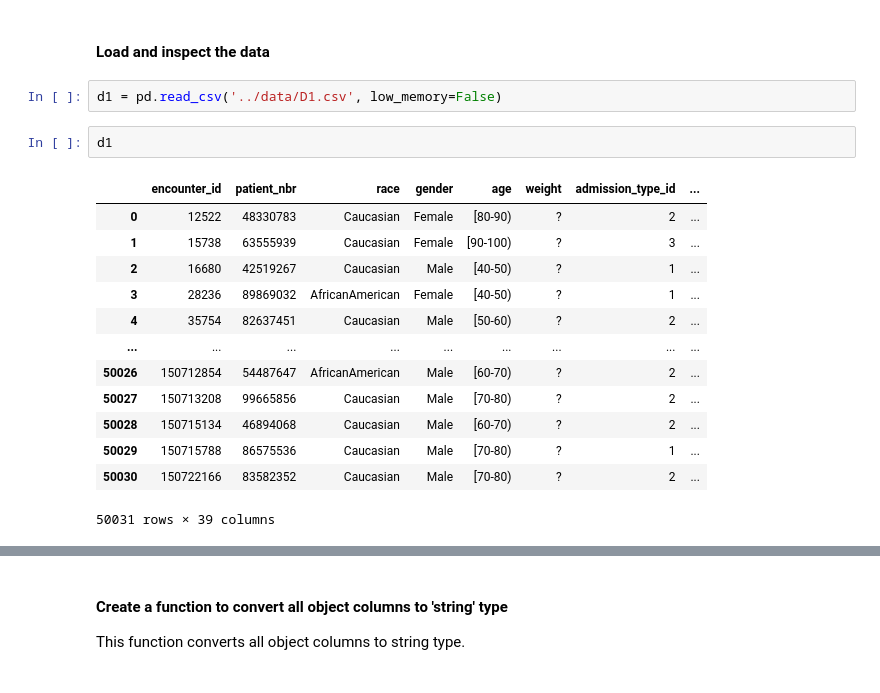
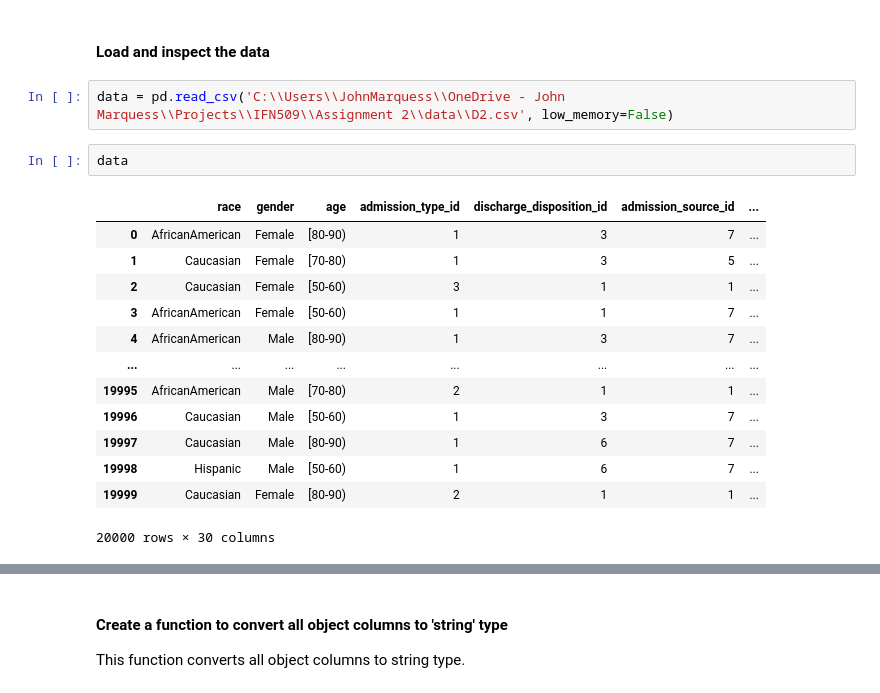
Before and after one commit to johnmarquess/IFN509, a Jupyter notebook: Assignment_1_archive/Assignment1_submission/assigment1_analysis.ipynb, the cells around one changed output, grey strips where cells are left out. Saved outputs shown, nothing was run; the diff lists cells and outputs as text.

```diff
--- a/Assignment_1_archive/Assignment1_submission/assigment1_analysis.ipynb
+++ b/Assignment_1_archive/Assignment1_submission/assigment1_analysis.ipynb
@@ -18,20 +18,20 @@ pd.options.display.float_format = '{:.2f}'.format
 # %% [markdown]
 #### Load and inspect the data
 # %%
-d1 = pd.read_csv('../data/D1.csv', low_memory=False)
+data = pd.read_csv('C:\\Users\\JohnMarquess\\OneDrive - John Marquess\\Projects\\IFN509\\Assignment 2\\data\\D2.csv', low_memory=False)
 # %%
-d1
+data
 # %% [output]
-|  | encounter_id | patient_nbr | race | gender | age | weight | admission_type_id | ... |
-| 0 | 12522 | 48330783 | Caucasian | Female | [80-90) | ? | 2 | ... |
-| 1 | 15738 | 63555939 | Caucasian | Female | [90-100) | ? | 3 | ... |
-| 2 | 16680 | 42519267 | Caucasian | Male | [40-50) | ? | 1 | ... |
-| 3 | 28236 | 89869032 | AfricanAmerican | Female | [40-50) | ? | 1 | ... |
-| 4 | 35754 | 82637451 | Caucasian | Male | [50-60) | ? | 2 | ... |
-| ... | ... | ... | ... | ... | ... | ... | ... | ... |
-| 50026 | 150712854 | 54487647 | AfricanAmerican | Male | [60-70) | ? | 2 | ... |
-| 50027 | 150713208 | 99665856 | Caucasian | Male | [70-80) | ? | 2 | ... |
-| 50028 | 150715134 | 46894068 | Caucasian | Male | [60-70) | ? | 2 | ... |
-| 50029 | 150715788 | 86575536 | Caucasian | Male | [70-80) | ? | 1 | ... |
-| 50030 | 150722166 | 83582352 | Caucasian | Male | [70-80) | ? | 2 | ... |
+|  | race | gender | age | admission_type_id | discharge_disposition_id | admission_source_id | ... |
+| 0 | AfricanAmerican | Female | [80-90) | 1 | 3 | 7 | ... |
+| 1 | Caucasian | Female | [70-80) | 1 | 3 | 5 | ... |
+| 2 | Caucasian | Female | [50-60) | 3 | 1 | 1 | ... |
+| 3 | AfricanAmerican | Female | [50-60) | 1 | 1 | 7 | ... |
+| 4 | AfricanAmerican | Male | [80-90) | 1 | 3 | 7 | ... |
+| ... | ... | ... | ... | ... | ... | ... | ... |
+| 19995 | AfricanAmerican | Male | [70-80) | 2 | 1 | 1 | ... |
+| 19996 | Caucasian | Male | [50-60) | 1 | 3 | 7 | ... |
+| 19997 | Caucasian | Male | [80-90) | 1 | 6 | 7 | ... |
+| 19998 | Hispanic | Male | [50-60) | 1 | 6 | 7 | ... |
+| 19999 | Caucasian | Female | [80-90) | 2 | 1 | 1 | ... |
-50031 rows × 39 columns
+20000 rows × 30 columns
```
Also changed, not shown: parts of 86 cells of this notebook, 8 other files.
